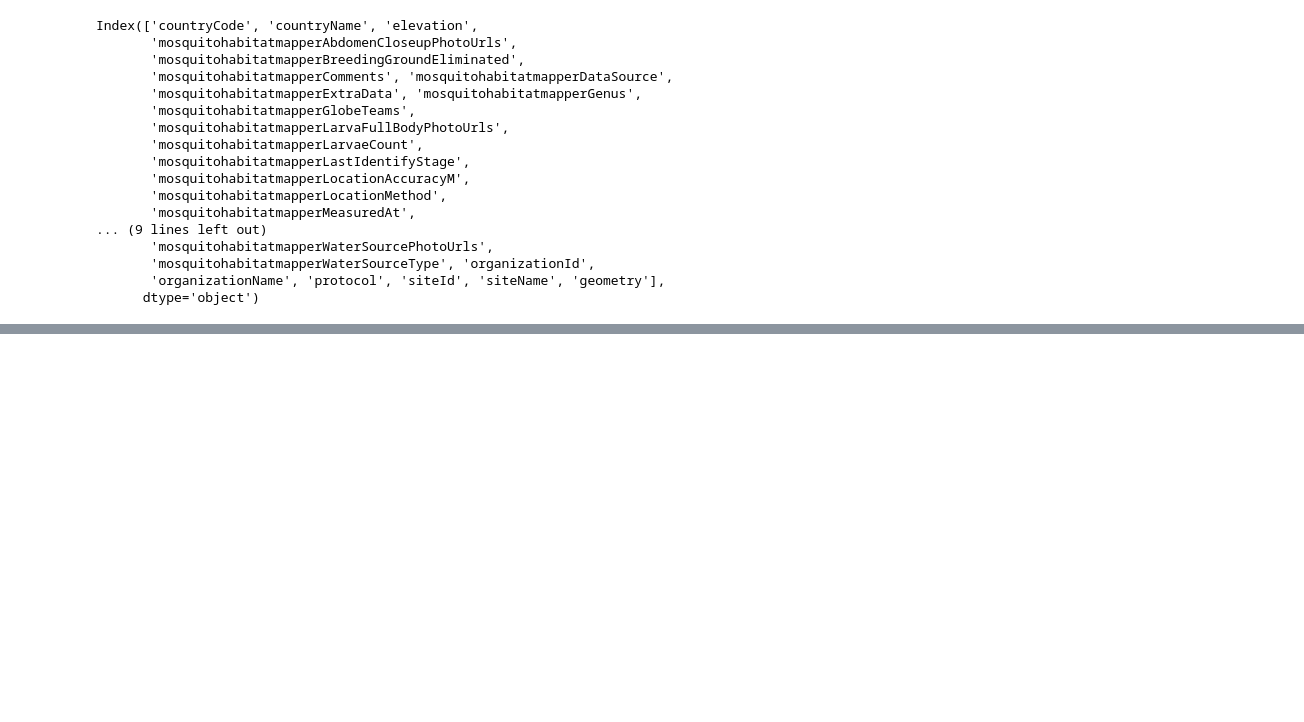
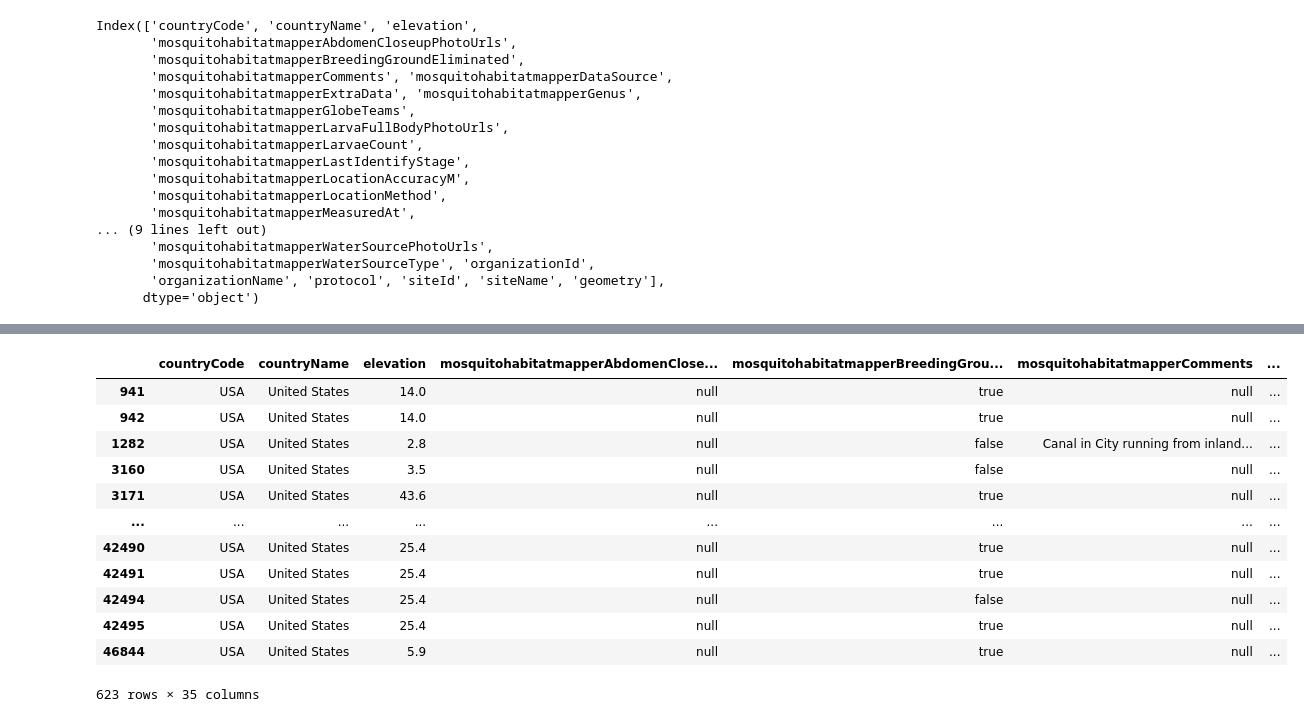
Before and after one commit to Satyabratadas/GeoEmerge_hackathon, a Jupyter notebook: analysis.ipynb, the cells around one changed output, grey strips where cells are left out. Drawn from its saved outputs; the diff is of its cells as text; code cells hidden in the pictures; blank space fills up the shorter version.

Commit message:
Only florida data

```diff
--- a/analysis.ipynb
+++ b/analysis.ipynb
@@ -49,0 +70,19 @@ Index(['countryCode', 'countryName', 'elevation',
+# %%
+fl_data = data[data["countryName"] == "United States"].copy()
+fl_data = fl_data.cx[-87:-79, 24:31]  #FL bounding box
+# %%
+fl_data
+# %% [output]
+|  | countryCode | countryName | elevation | mosquitohabitatmapperAbdomenClose... | mosquitohabitatmapperBreedingGrou... | mosquitohabitatmapperComments | ... |
+| 941 | USA | United States | 14.0 | null | true | null | ... |
+| 942 | USA | United States | 14.0 | null | true | null | ... |
+| 1282 | USA | United States | 2.8 | null | false | Canal in City running from inland... | ... |
+| 3160 | USA | United States | 3.5 | null | false | null | ... |
+| 3171 | USA | United States | 43.6 | null | true | null | ... |
+| ... | ... | ... | ... | ... | ... | ... | ... |
+| 42490 | USA | United States | 25.4 | null | true | null | ... |
+| 42491 | USA | United States | 25.4 | null | true | null | ... |
+| 42494 | USA | United States | 25.4 | null | false | null | ... |
+| 42495 | USA | United States | 25.4 | null | true | null | ... |
+| 46844 | USA | United States | 5.9 | null | true | null | ... |
+623 rows × 35 columns
```
Also changed, not shown: parts of 1 cell of this notebook.
